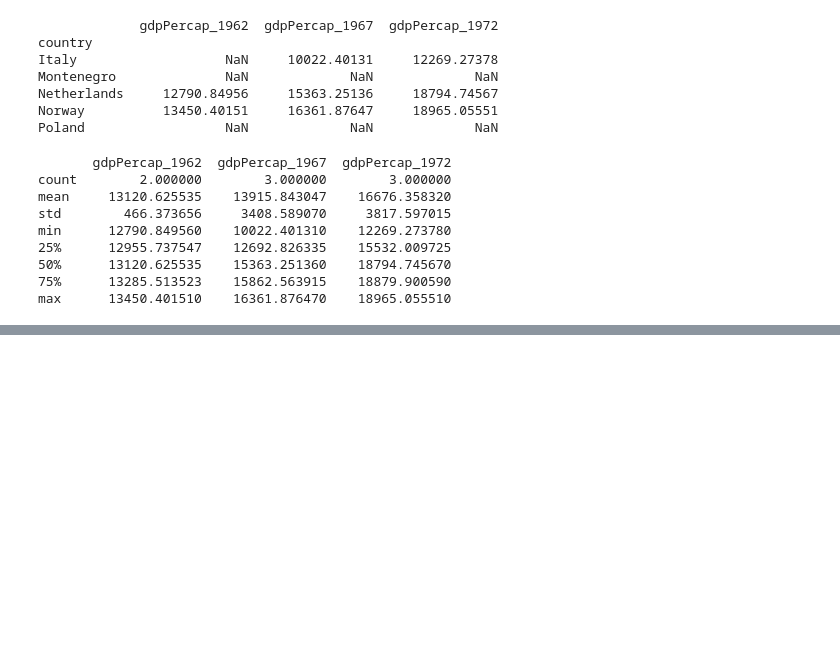
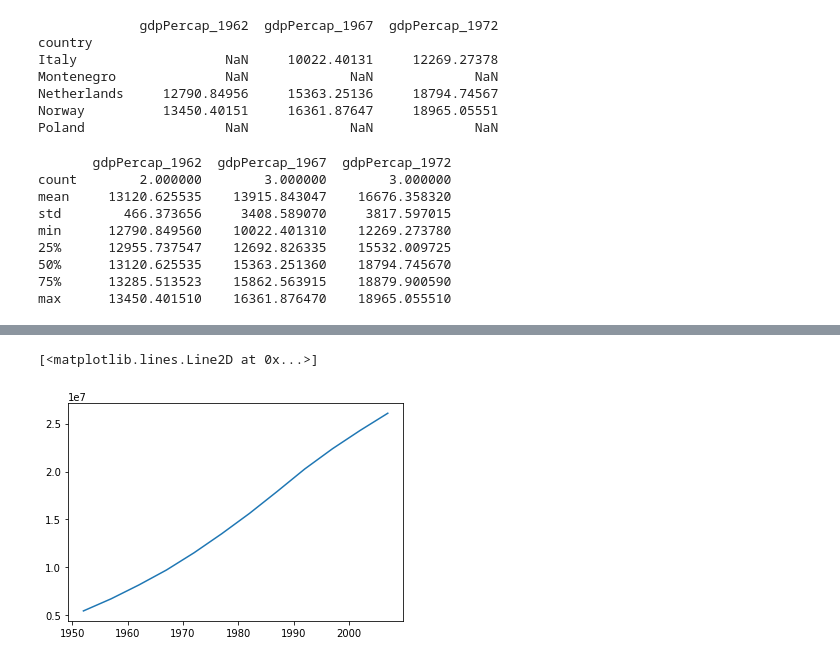
Before and after one commit to juancarlosqr/datascience, a Jupyter notebook: python/software_carpentry_plotting_python/08_pandas_dataframes.ipynb, the cells around one changed output, grey strips where cells are left out. Cells and saved outputs as stored; diff of their text form; code cells hidden in the pictures; blank space fills up the shorter version.

```diff
--- a/python/software_carpentry_plotting_python/08_pandas_dataframes.ipynb
+++ b/python/software_carpentry_plotting_python/08_pandas_dataframes.ipynb
@@ -271,0 +364,4 @@ max      13450.401510    16361.876470    18965.055510
+# %%
+first = pd.read_csv('data/gapminder_all.csv', index_col='country')
+# %%
+second = first[first['continent'] == 'Americas']
@@ -271,0 +390,4 @@ max      13450.401510    16361.876470    18965.055510
+# %%
+third = second.drop('Puerto Rico')
+# %%
+fourth = third.drop('continent', axis=1)
@@ -271,0 +446,5 @@ max      13450.401510    16361.876470    18965.055510
+# %%
+mp.plot(years, fourth.loc['Venezuela', 'pop_1952': 'pop_2007'].values)
+# %% [output]
+[<matplotlib.lines.Line2D at 0x...>]
+[figure, added]
```
Also changed, not shown: parts of 29 cells of this notebook, 1 other file.
